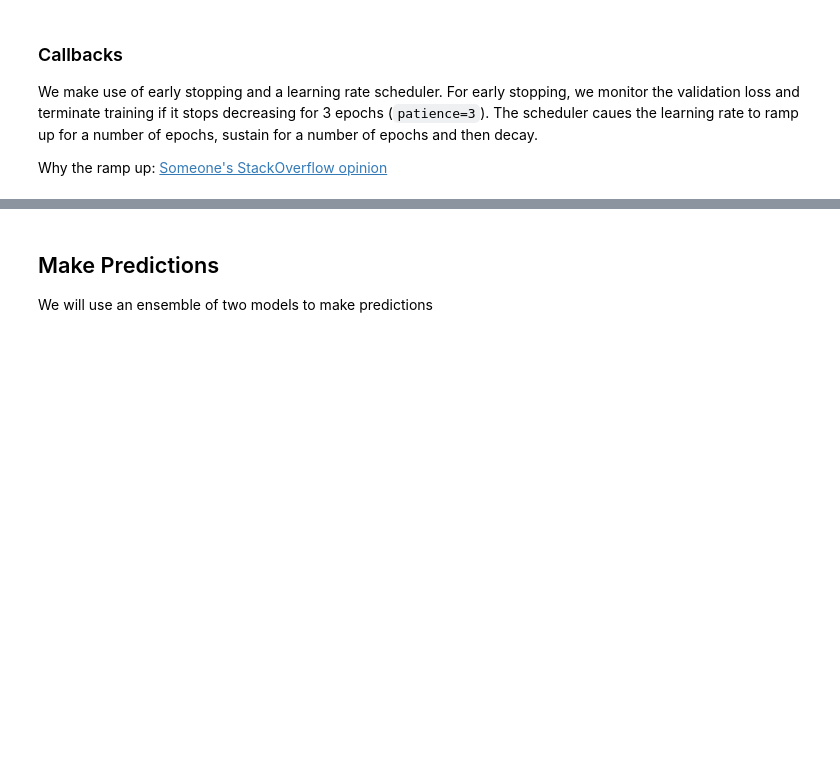
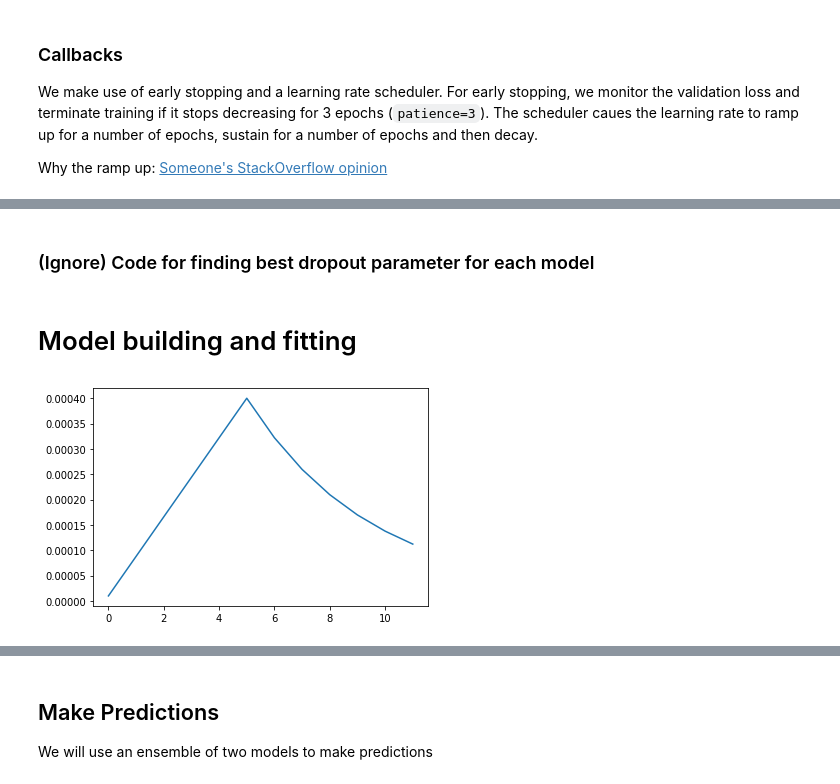
Before and after one commit to minimac321/Flower-Classification-ConvNet, a Jupyter notebook: flower-classification.ipynb, the cells around one changed output, grey strips where cells are left out. Drawn from its saved outputs; the diff is of its cells as text; code cells hidden in the pictures; blank space fills up the shorter version.

```diff
--- a/flower-classification.ipynb
+++ b/flower-classification.ipynb
@@ -713,0 +555,34 @@ best_alpha = 0.27
+# %%
+def get_callbacks():
+    #early stopping
+    es_callback = tf.keras.callbacks.EarlyStopping(monitor='val_loss',patience=5, restore_best_weights=True)
+#     early_stop = tf.keras.callbacks.EarlyStopping(monitor='val_loss', patience=20, restore_best_weights=True)
+
+    #learning rate scheduler
+    lr_callback = tf.keras.callbacks.LearningRateScheduler(exponential_lr, verbose=True)
+
+    return [es_callback, lr_callback]
+
+def exponential_lr(
+    epoch,
+    start_lr = 0.00001,
+    min_lr = 0.00001,
+    max_lr = 0.00005 * strategy.num_replicas_in_sync,
+    rampup_epochs = 5,
+    sustain_epochs = 0,
+    exp_decay = 0.8
+):
+    # linear increase from start to rampup_epochs
+    if epoch < rampup_epochs:
+        lr = ((max_lr - start_lr) / rampup_epochs * epoch + start_lr)
+    # constant max_lr during sustain_epochs
+    elif epoch < rampup_epochs + sustain_epochs:
+        lr = max_lr
+    # exponential decay towards min_lr
+    else:
+        lr = ((max_lr - min_lr) *
+              exp_decay**(epoch - rampup_epochs - sustain_epochs) +
+              min_lr)
+    return lr
+# %% [markdown]
+### (Ignore) Code for finding best dropout parameter for each model
@@ -713,0 +656,17 @@ best_alpha = 0.27
+# %% [markdown]
+# Model building and fitting
+# %%
+# Total number of steps (batches of samples) per epoch
+STEPS_PER_EPOCH = NUM_TRAIN // BATCH_SIZE
+EPOCHS = 12
+
+
+#illsutration of learning rate
+rng = [i for i in range(EPOCHS)]
+y = [exponential_lr(x) for x in rng]
+plt.plot(rng, y)
+plt.show()
+
+histories = {} #collect the train and val trajectories for each model
+# %% [output]
+[figure, added]
```
Also changed, not shown: parts of 60 cells of this notebook.
